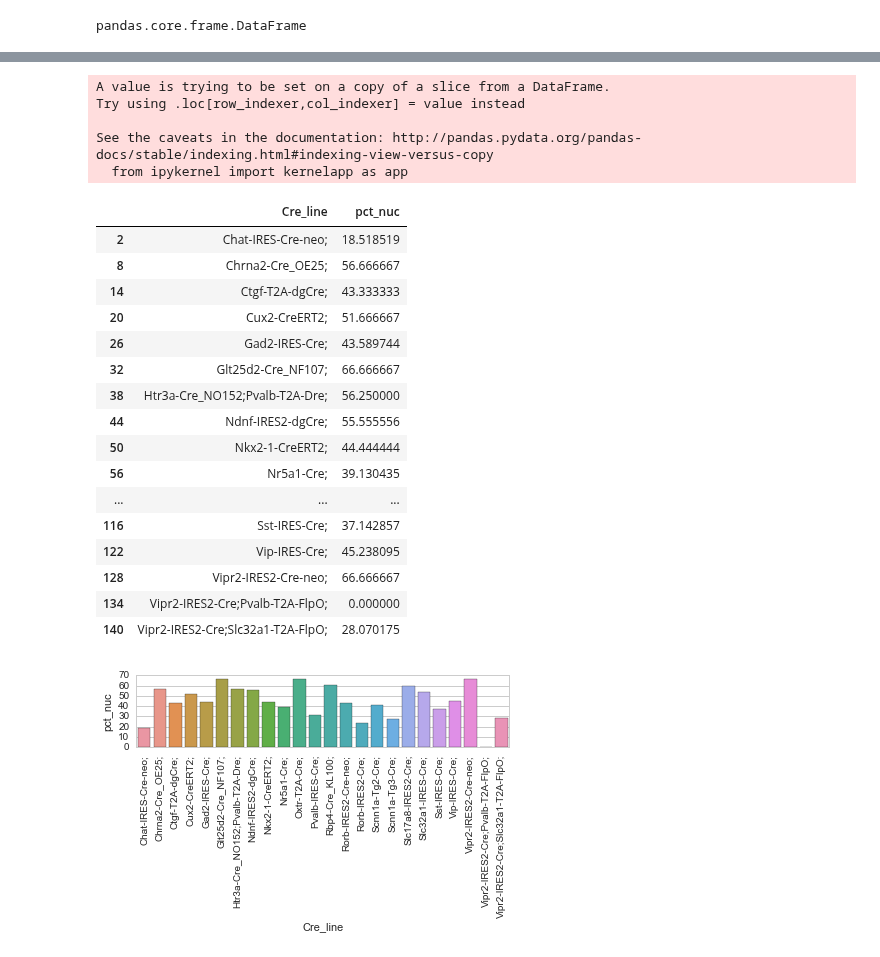
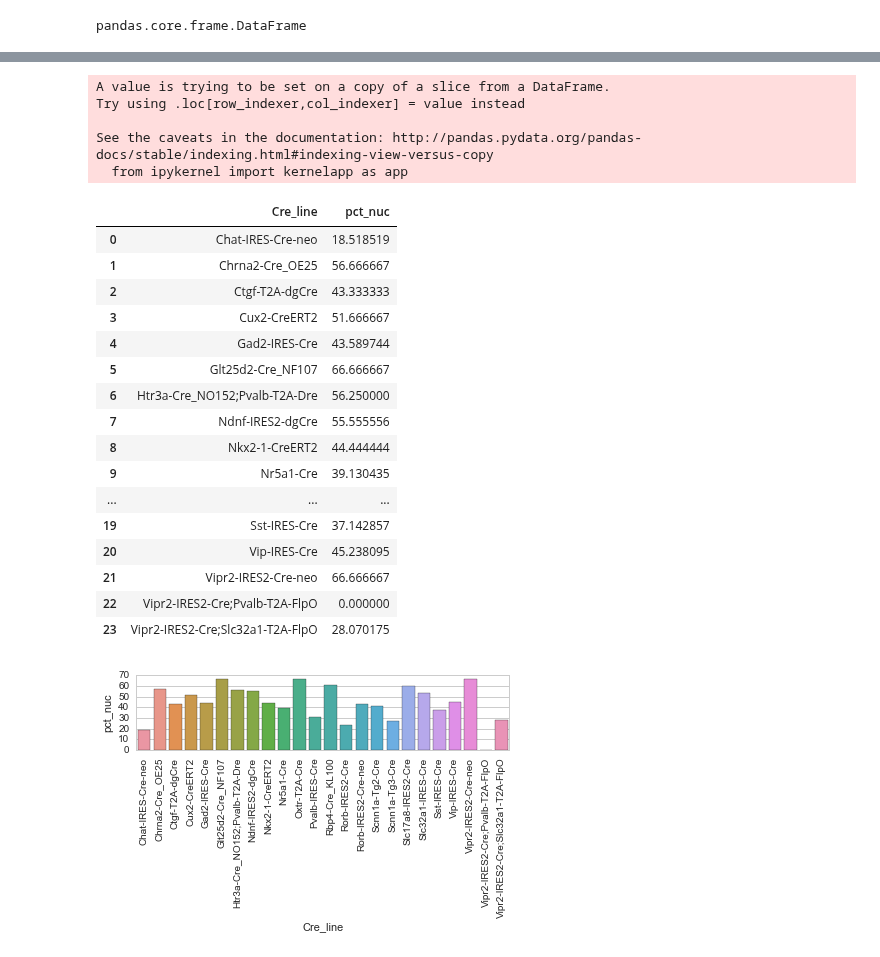
Before and after one commit to ru57y34nn/patchseq_gdoc_analysis, a Jupyter notebook: nucleated_patches_by_cre_line.ipynb, the cells around one changed output, grey strips where cells are left out. Cells and saved outputs as stored; diff of their text form; code cells hidden in the pictures.

```diff
--- a/nucleated_patches_by_cre_line.ipynb
+++ b/nucleated_patches_by_cre_line.ipynb
@@ -32,7 +32,7 @@ ps.head()
 | 4720 | 2017-04-19 | Sst-IRES-Cre;Ai14-313562.04.02 | Nucleated | 21.0 | pass |
 | 4721 | 2017-04-19 | Sst-IRES-Cre;Ai14-313562.04.02 | Outside-Out | 21.0 | pass |
 # %%
-ps['Cre_line'] = ps['Slice (Lims ID?)'].str[:-17]
+ps['Cre_line'] = ps['Slice (Lims ID?)'].str[:-18]
 ps = ps.drop('Slice (Lims ID?)', 1)
 ps
 # %% [output]
@@ -214,10 +214,13 @@ ps_final
 144 rows × 3 columns
 # %%
-ps_nucleated = ps_final[ps_final['Post patch?'] == 'Nucleated']
-ps_nucleated['pct_nuc'] = ps_nucleated['post_patch_count']
-ps_nucleated = ps_nucleated.drop('post_patch_count', 1)
-ps_nucleated = ps_nucleated.drop('Post patch?', 1)
-ps_nucleated
+ps_nuc = ps_final[ps_final['Post patch?'] == 'Nucleated']
+ps_nuc['pct_nuc'] = ps_nuc['post_patch_count']
+ps_nuc = ps_nuc.drop('post_patch_count', 1)
+ps_nuc = ps_nuc.drop('Post patch?', 1)
+ps_nuc = ps_nuc.reset_index()
+#ps_nuc.set_index('Cre_line', inplace=True)
+ps_nuc = ps_nuc.drop('index', 1)
+ps_nuc
 # %% [output]
 A value is trying to be set on a copy of a slice from a DataFrame.
 Try using .loc[row_indexer,col_indexer] = value instead
@@ -225,30 +228,30 @@ Try using .loc[row_indexer,col_indexer] = value instead
 See the caveats in the documentation: http://pandas.pydata.org/pandas-docs/stable/indexing.html#indexing-view-versus-copy
   from ipykernel import kernelapp as app
 |  | Cre_line | pct_nuc |
-| 2 | Chat-IRES-Cre-neo; | 18.518519 |
-| 8 | Chrna2-Cre_OE25; | 56.666667 |
-| 14 | Ctgf-T2A-dgCre; | 43.333333 |
-| 20 | Cux2-CreERT2; | 51.666667 |
-| 26 | Gad2-IRES-Cre; | 43.589744 |
-| 32 | Glt25d2-Cre_NF107; | 66.666667 |
-| 38 | Htr3a-Cre_NO152;Pvalb-T2A-Dre; | 56.250000 |
-| 44 | Ndnf-IRES2-dgCre; | 55.555556 |
-| 50 | Nkx2-1-CreERT2; | 44.444444 |
-| 56 | Nr5a1-Cre; | 39.130435 |
+| 0 | Chat-IRES-Cre-neo | 18.518519 |
+| 1 | Chrna2-Cre_OE25 | 56.666667 |
+| 2 | Ctgf-T2A-dgCre | 43.333333 |
+| 3 | Cux2-CreERT2 | 51.666667 |
+| 4 | Gad2-IRES-Cre | 43.589744 |
+| 5 | Glt25d2-Cre_NF107 | 66.666667 |
+| 6 | Htr3a-Cre_NO152;Pvalb-T2A-Dre | 56.250000 |
+| 7 | Ndnf-IRES2-dgCre | 55.555556 |
+| 8 | Nkx2-1-CreERT2 | 44.444444 |
+| 9 | Nr5a1-Cre | 39.130435 |
 | ... | ... | ... |
-| 116 | Sst-IRES-Cre; | 37.142857 |
-| 122 | Vip-IRES-Cre; | 45.238095 |
-| 128 | Vipr2-IRES2-Cre-neo; | 66.666667 |
-| 134 | Vipr2-IRES2-Cre;Pvalb-T2A-FlpO; | 0.000000 |
-| 140 | Vipr2-IRES2-Cre;Slc32a1-T2A-FlpO; | 28.070175 |
+| 19 | Sst-IRES-Cre | 37.142857 |
+| 20 | Vip-IRES-Cre | 45.238095 |
+| 21 | Vipr2-IRES2-Cre-neo | 66.666667 |
+| 22 | Vipr2-IRES2-Cre;Pvalb-T2A-FlpO | 0.000000 |
+| 23 | Vipr2-IRES2-Cre;Slc32a1-T2A-FlpO | 28.070175 |
 # %%
-cre_nuc = sns.barplot(x = 'Cre_line', y = 'pct_nuc', data = ps_nucleated)
+cre_nuc = sns.barplot(x = 'Cre_line', y = 'pct_nuc', data = ps_nuc)
 for item in cre_nuc.get_xticklabels():
     item.set_rotation(90)
 #plt.setp(cre_nuc.get_xticklabels(), rotation=90)
 #plt.tight_layout()
 #plt.subplots_adjust(bottom=0.15)
 plt.savefig('cre_line_vs_pct_nuc',dpi=100)
 # %% [output]
-[figure, old version]
+[figure, new version]
 # %%
```
Also changed, not shown: parts of 14 cells of this notebook, 2 other files.
